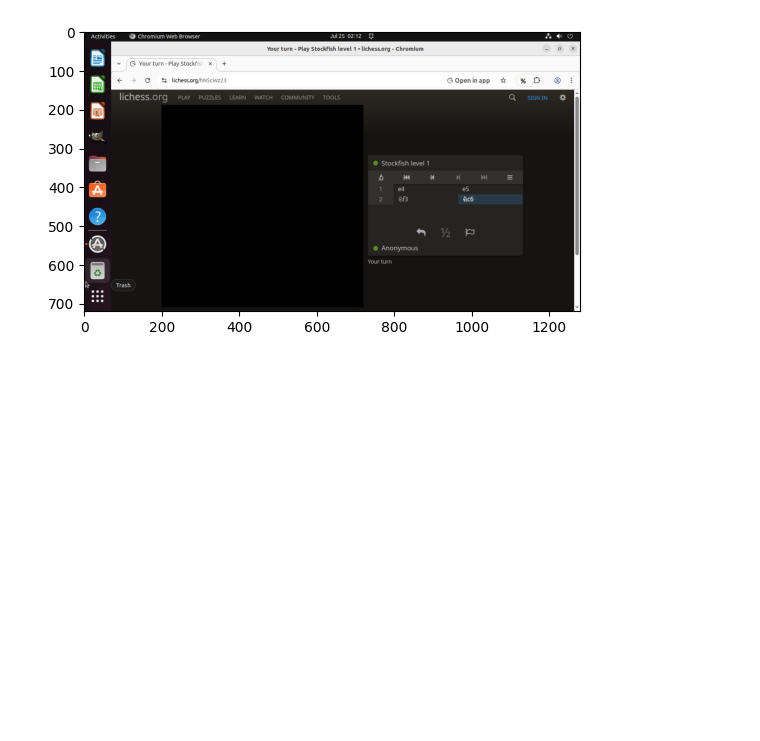
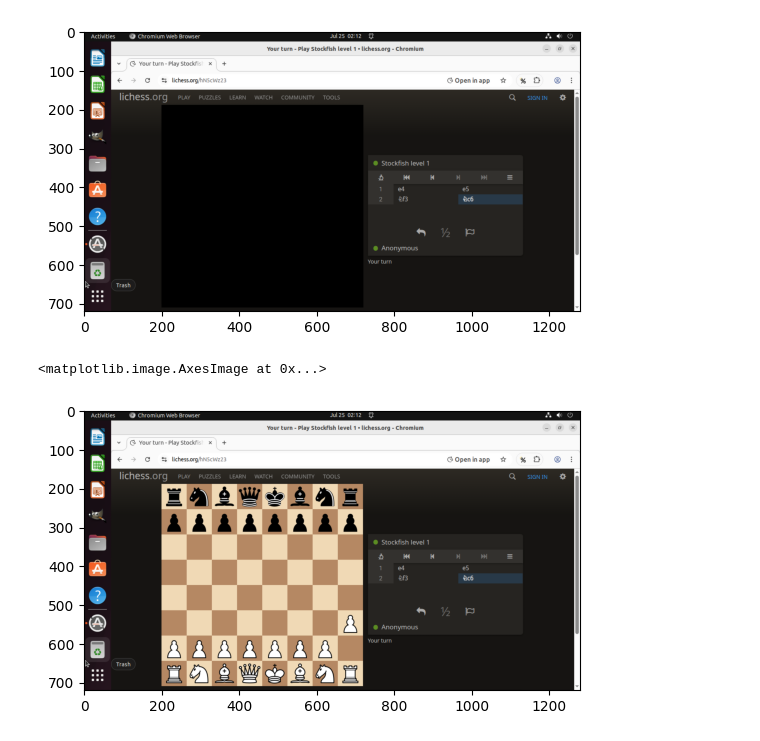
Before and after one commit to sashank-tirumala/chess-dataset-creator, a Jupyter notebook: src/notebooks/Image_Analysis.ipynb, the cells around one changed output. Cells and saved outputs as stored; diff of their text form; code cells hidden in the pictures; blank space fills up the shorter version.

```diff
--- a/src/notebooks/Image_Analysis.ipynb
+++ b/src/notebooks/Image_Analysis.ipynb
@@ -10,6 +11,12 @@ min_x = min([pts[0][0], pts[1][0], pts[2][0], pts[3][0]])
 max_x = max([pts[0][0], pts[1][0], pts[2][0], pts[3][0]])
 min_y = min([pts[0][1], pts[1][1], pts[2][1], pts[3][1]])
 max_y = max([pts[0][1], pts[1][1], pts[2][1], pts[3][1]])
+dist1 = ((pts[0][0] - pts[1][0])**2 +  (pts[0][1] - pts[1][1])**2)**0.5
+dist2 = ((pts[1][0] - pts[2][0])**2 +  (pts[1][1] - pts[2][1])**2)**0.5
+dist3 = ((pts[2][0] - pts[3][0])**2 +  (pts[2][1] - pts[3][1])**2)**0.5
+dist4 = ((pts[3][0] - pts[0][0])**2 +  (pts[3][1] - pts[0][1])**2)**0.5
+assert dist1 == dist2 ==dist3 == dist4
+dist = dist1
 # %%
 plt.imshow(lichess_img)
 plt.scatter(pts[0][0], pts[0][1])
@@ -39,3 +46,28 @@ plt.imshow(arr)
 # %% [output]
 <matplotlib.image.AxesImage at 0x...>
 [figure]
+# %%
+import io
+svg_img_path = "/Users/sashanktirumala/projects/data/test_dataset/game_0/move_0.svg"
+board_png_bytes = cairosvg.svg2png(
+    url=svg_img_path,
+    output_width=dist,
+    output_height=dist
+)
+board_img = Image.open(io.BytesIO(png_bytes))
+board_img_array = np.array(board_img)
+arr = np.array(lichess_img)
+overlay_img = arr.copy()
+overlay_img[min_y:max_y, min_x:max_x] = board_img_array
+# arr.shape
+# height, width, c = arr.shape
+# for y in range(height):
+#     for x in range(width):
+#         if y < min_y or y >= max_y or x >=max_x or x < min_x :
+#             continue
+#         arr[y][x] = img_array[y-min_y, x-min_x]
+
+plt.imshow(overlay_img)
+# %% [output]
+<matplotlib.image.AxesImage at 0x...>
+[figure, added]
```
Also changed, not shown: parts of 3 cells of this notebook, 1 other file.
